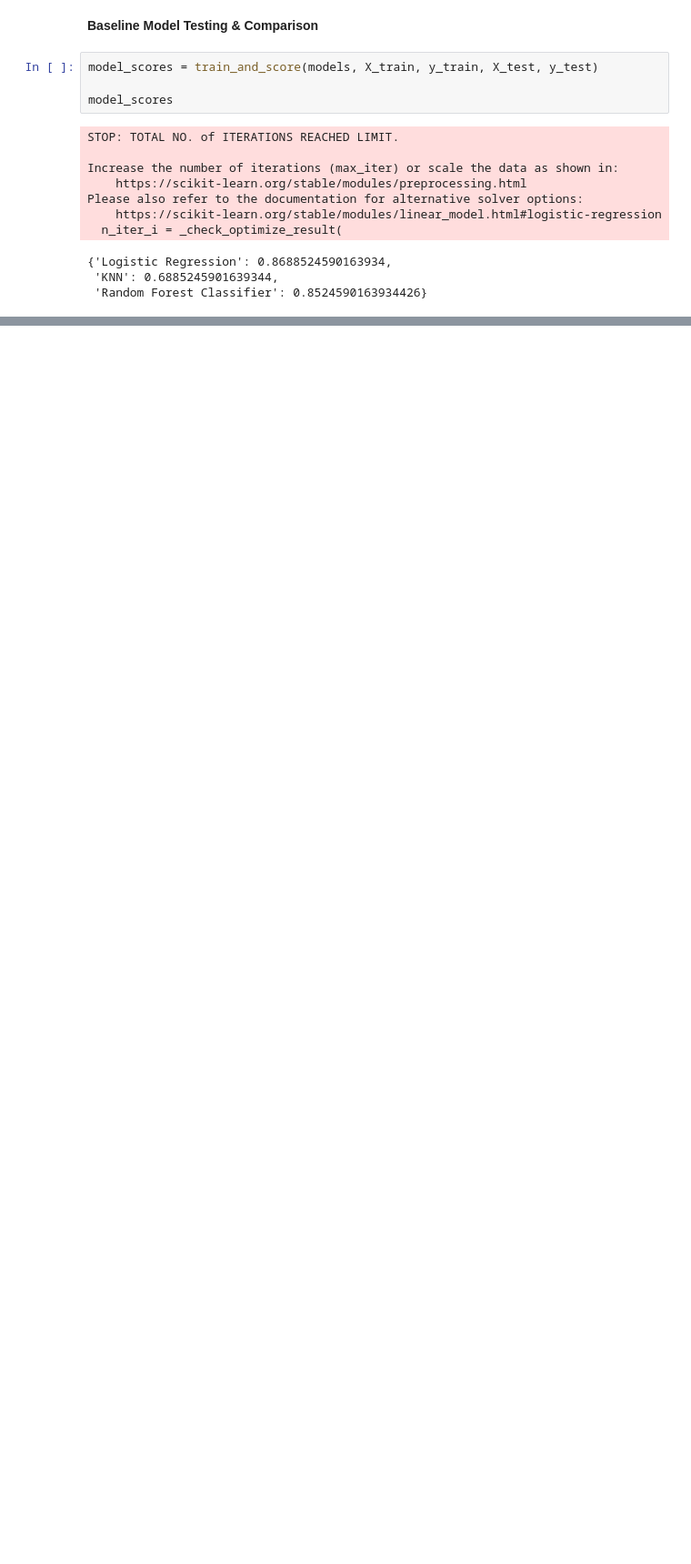
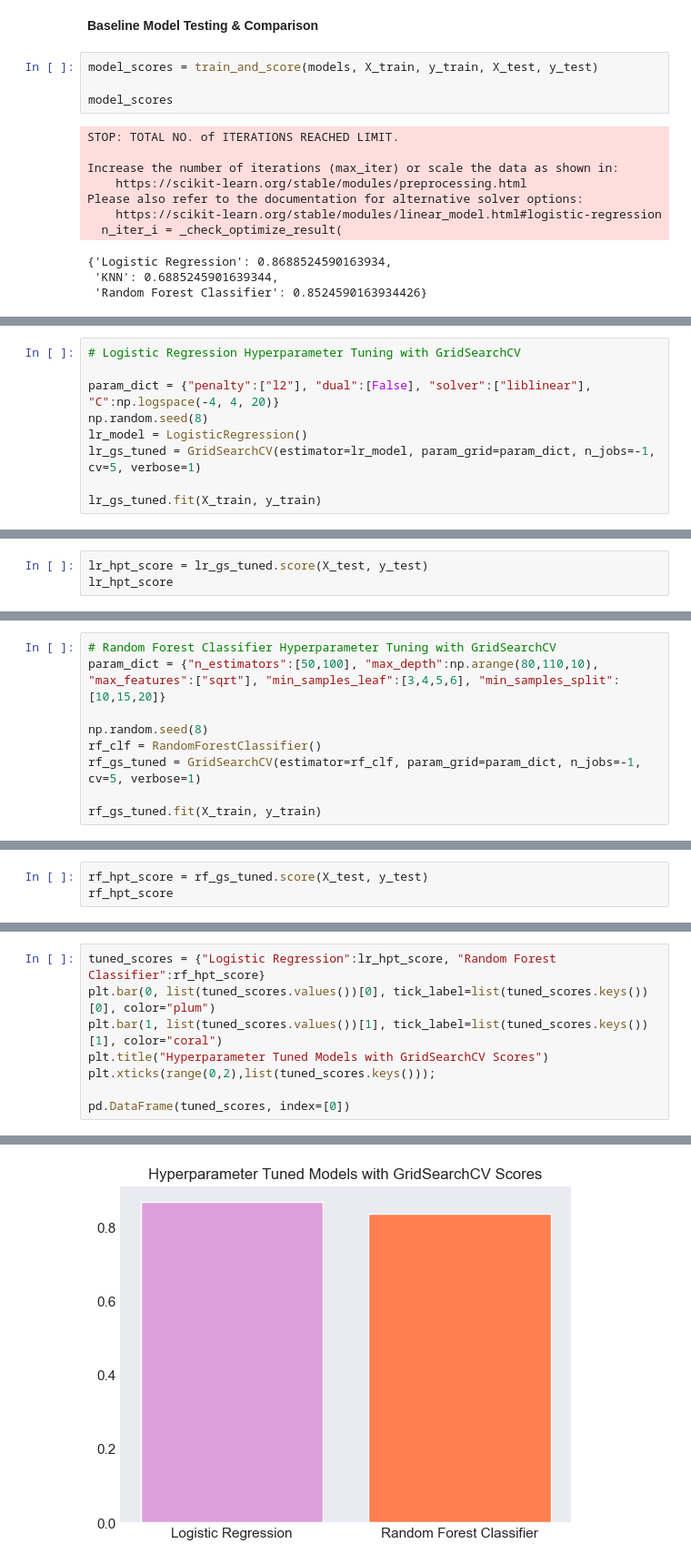
Before and after one commit to Yogesh914/heart-disease-project, a Jupyter notebook: heart_disease_classification.ipynb, the cells around one changed output, grey strips where cells are left out. Shown: that part at 91% size. Saved outputs shown, nothing was run; the diff lists cells and outputs as text; blank space fills up the shorter version.

```diff
--- a/heart_disease_classification.ipynb
+++ b/heart_disease_classification.ipynb
@@ -301,0 +450,9 @@ knn_model = KNeighborsClassifier()
+# %%
+# Logistic Regression Hyperparameter Tuning with GridSearchCV
+
+param_dict = {"penalty":["l2"], "dual":[False], "solver":["liblinear"], "C":np.logspace(-4, 4, 20)}
+np.random.seed(8)
+lr_model = LogisticRegression()
+lr_gs_tuned = GridSearchCV(estimator=lr_model, param_grid=param_dict, n_jobs=-1, cv=5, verbose=1)
+
+lr_gs_tuned.fit(X_train, y_train)
@@ -301,0 +474,3 @@ knn_model = KNeighborsClassifier()
+# %%
+lr_hpt_score = lr_gs_tuned.score(X_test, y_test)
+lr_hpt_score
@@ -301,0 +479,9 @@ knn_model = KNeighborsClassifier()
+# %%
+# Random Forest Classifier Hyperparameter Tuning with GridSearchCV
+param_dict = {"n_estimators":[50,100], "max_depth":np.arange(80,110,10), "max_features":["sqrt"], "min_samples_leaf":[3,4,5,6], "min_samples_split":[10,15,20]}
+
+np.random.seed(8)
+rf_clf = RandomForestClassifier()
+rf_gs_tuned = GridSearchCV(estimator=rf_clf, param_grid=param_dict, n_jobs=-1, cv=5, verbose=1)
+
+rf_gs_tuned.fit(X_train, y_train)
@@ -301,0 +505,3 @@ knn_model = KNeighborsClassifier()
+# %%
+rf_hpt_score = rf_gs_tuned.score(X_test, y_test)
+rf_hpt_score
@@ -301,0 +510,9 @@ knn_model = KNeighborsClassifier()
+# %%
+tuned_scores = {"Logistic Regression":lr_hpt_score, "Random Forest Classifier":rf_hpt_score}
+plt.bar(0, list(tuned_scores.values())[0], tick_label=list(tuned_scores.keys())[0], color="plum")
+plt.bar(1, list(tuned_scores.values())[1], tick_label=list(tuned_scores.keys())[1], color="coral")
+plt.title("Hyperparameter Tuned Models with GridSearchCV Scores")
+plt.xticks(range(0,2),list(tuned_scores.keys()));
+
+pd.DataFrame(tuned_scores, index=[0])
+# %% [output]
@@ -301,0 +521 @@ knn_model = KNeighborsClassifier()
+[figure, added]
```
Also changed, not shown: parts of 50 cells of this notebook.
